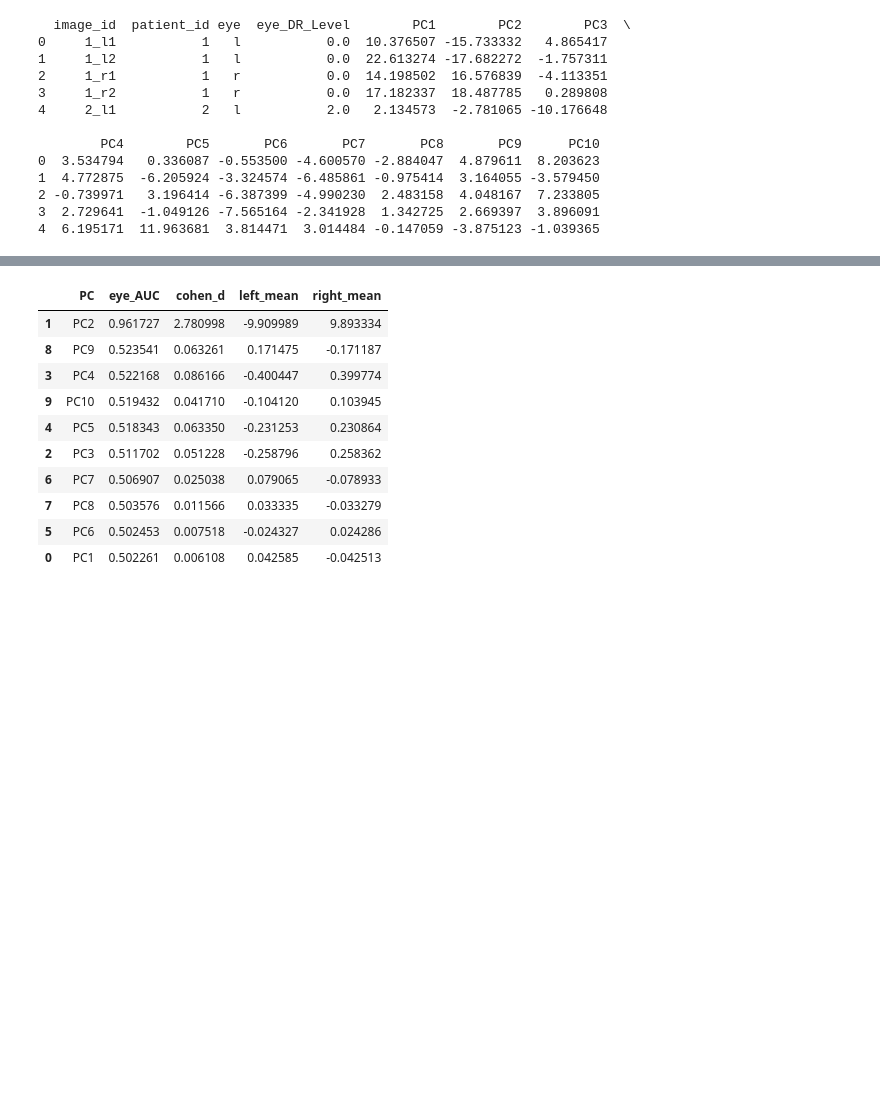
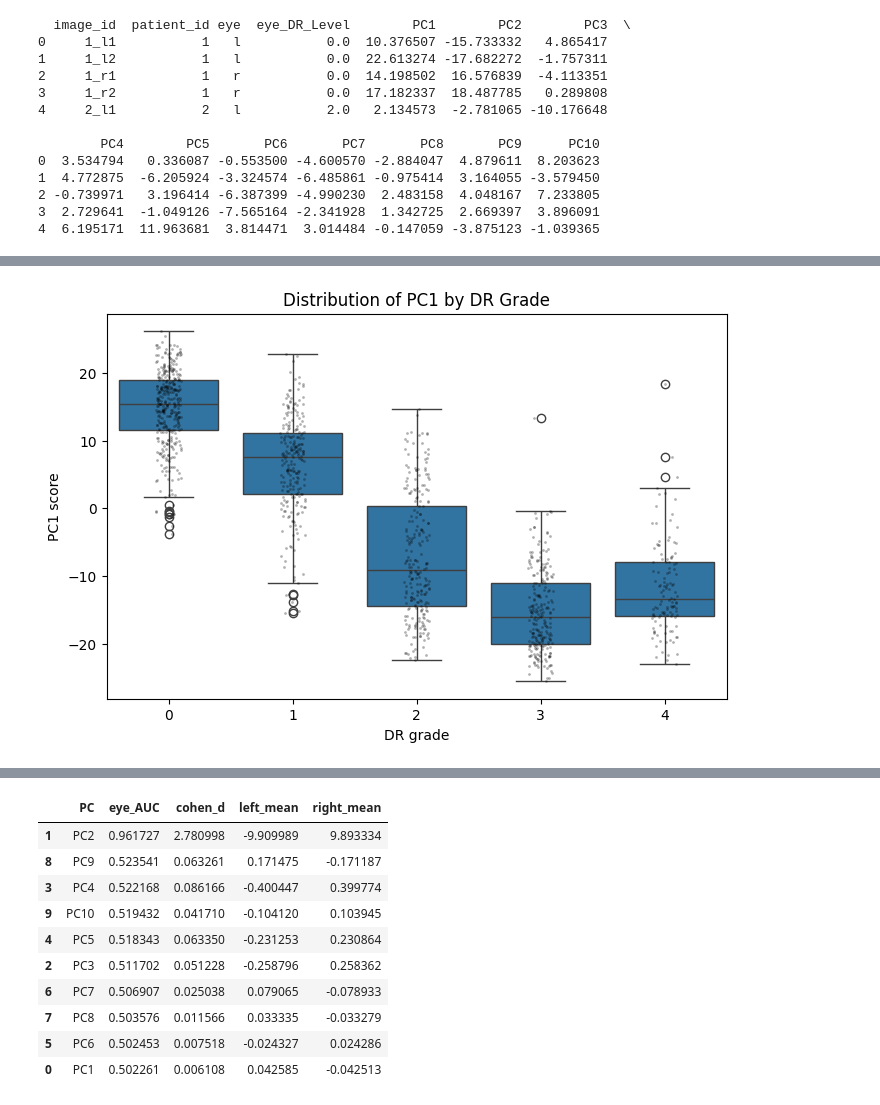
Before and after one commit to epsilonXR/test_DR, a Jupyter notebook: DR_grade_FVs_medsiglip_drvalid_PCA.ipynb, the cells around one changed output, grey strips where cells are left out. Drawn from its saved outputs; the diff is of its cells as text; code cells hidden in the pictures; blank space fills up the shorter version.

```diff
--- a/DR_grade_FVs_medsiglip_drvalid_PCA.ipynb
+++ b/DR_grade_FVs_medsiglip_drvalid_PCA.ipynb
@@ -101,0 +254,14 @@ print(pca_df[["image_id", "patient_id", "eye", "eye_DR_Level", "PC1", "PC2", "PC
+# %%
+import seaborn as sns
+import matplotlib.pyplot as plt
+
+plt.figure(figsize=(8, 5))
+sns.boxplot(data=pca_df, x="patient_DR_Level", y="PC1")
+sns.stripplot(data=pca_df, x="patient_DR_Level", y="PC1", color="black", alpha=0.3, size=2)
+
+plt.title("Distribution of PC1 by DR Grade")
+plt.xlabel("DR grade")
+plt.ylabel("PC1 score")
+plt.show()
+# %% [output]
+[figure, added]
```
Also changed, not shown: parts of 16 cells of this notebook, 3 other files.
